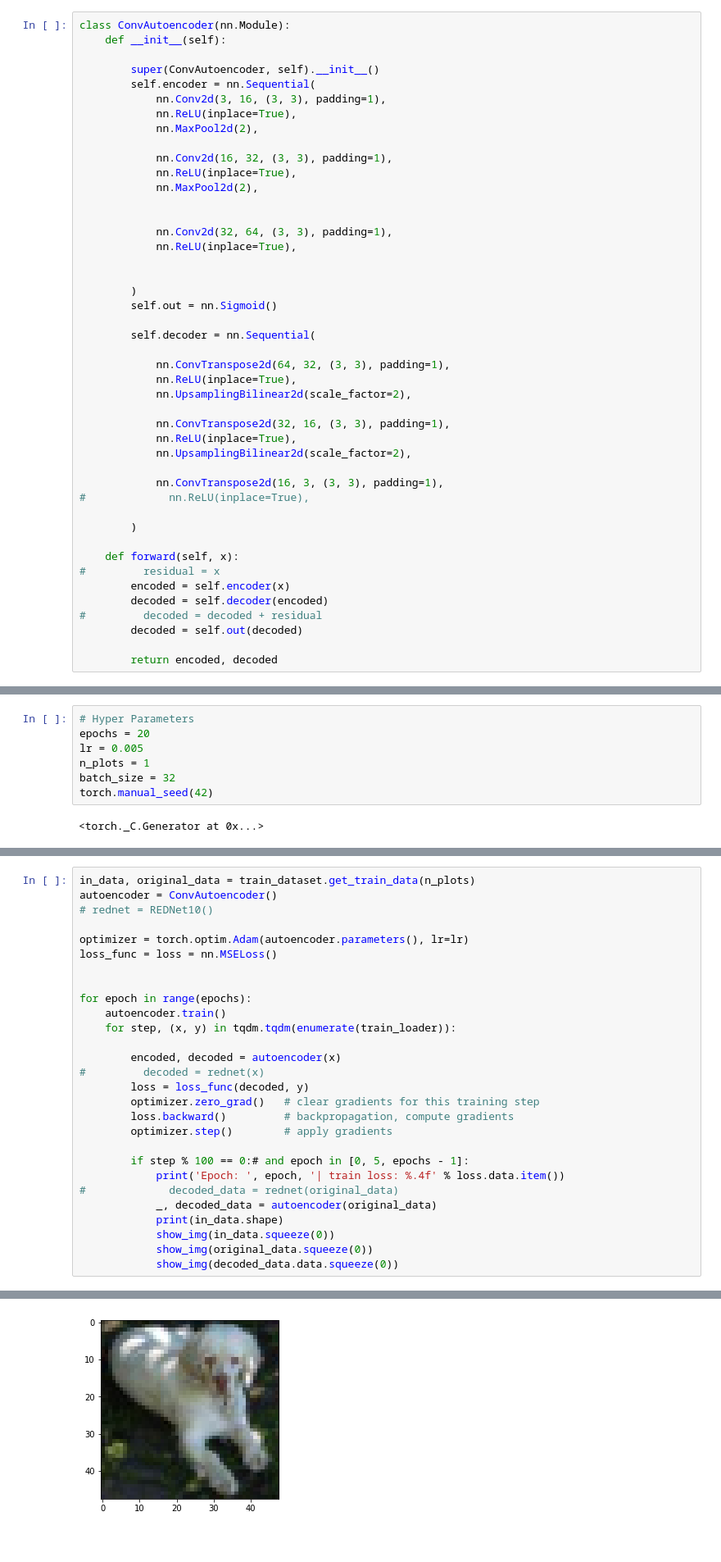
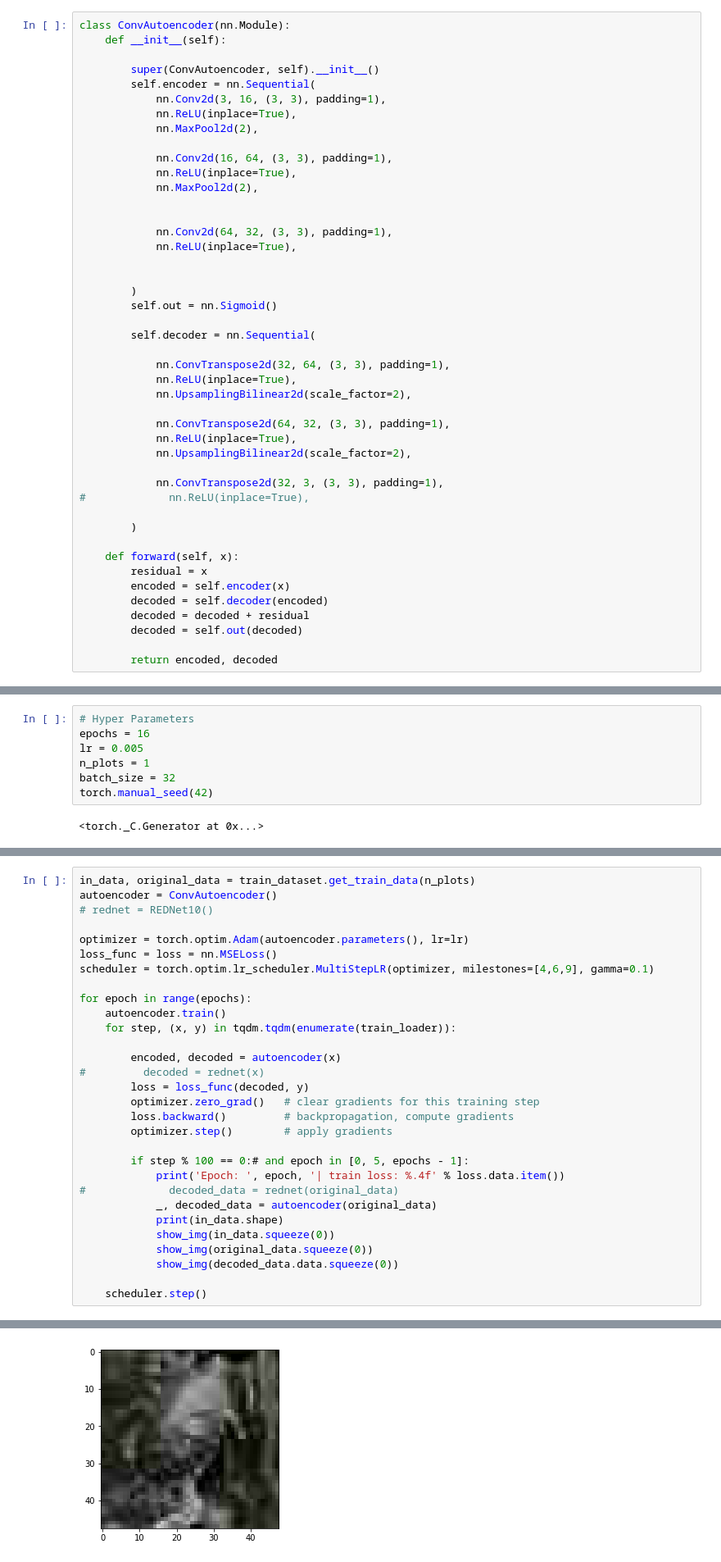
Before and after one commit to M1F1/nn2019, a Jupyter notebook: 3_kaggle_denoising/train.ipynb, the cells around one changed output, grey strips where cells are left out. Shown at 82% size. Saved outputs shown, nothing was run; the diff lists cells and outputs as text.

```diff
--- a/3_kaggle_denoising/train.ipynb
+++ b/3_kaggle_denoising/train.ipynb
@@ -97,12 +114,12 @@ class ConvAutoencoder(nn.Module):
             nn.ReLU(inplace=True),
             nn.MaxPool2d(2),
 
-            nn.Conv2d(16, 32, (3, 3), padding=1),
+            nn.Conv2d(16, 64, (3, 3), padding=1),
             nn.ReLU(inplace=True),
             nn.MaxPool2d(2),
 
 
-            nn.Conv2d(32, 64, (3, 3), padding=1),
+            nn.Conv2d(64, 32, (3, 3), padding=1),
             nn.ReLU(inplace=True),
 
 
@@ -111,24 +128,24 @@ class ConvAutoencoder(nn.Module):
 
         self.decoder = nn.Sequential(
 
+            nn.ConvTranspose2d(32, 64, (3, 3), padding=1),
+            nn.ReLU(inplace=True),
+            nn.UpsamplingBilinear2d(scale_factor=2),
+
             nn.ConvTranspose2d(64, 32, (3, 3), padding=1),
             nn.ReLU(inplace=True),
             nn.UpsamplingBilinear2d(scale_factor=2),
 
-            nn.ConvTranspose2d(32, 16, (3, 3), padding=1),
-            nn.ReLU(inplace=True),
-            nn.UpsamplingBilinear2d(scale_factor=2),
-
-            nn.ConvTranspose2d(16, 3, (3, 3), padding=1),
+            nn.ConvTranspose2d(32, 3, (3, 3), padding=1),
 #             nn.ReLU(inplace=True),
 
         )
 
     def forward(self, x):
-#         residual = x
+        residual = x
         encoded = self.encoder(x)
         decoded = self.decoder(encoded)
-#         decoded = decoded + residual
+        decoded = decoded + residual
         decoded = self.out(decoded)
 
         return encoded, decoded
@@ -163,7 +180,7 @@ class REDNet10(nn.Module):
         return out
 # %%
 # Hyper Parameters
-epochs = 20
+epochs = 16
 lr = 0.005
 n_plots = 1
 batch_size = 32
@@ -230,7 +247,7 @@ autoencoder = ConvAutoencoder()
 
 optimizer = torch.optim.Adam(autoencoder.parameters(), lr=lr)
 loss_func = loss = nn.MSELoss()
-
+scheduler = torch.optim.lr_scheduler.MultiStepLR(optimizer, milestones=[4,6,9], gamma=0.1)
 
 for epoch in range(epochs):
     autoencoder.train()
@@ -251,4 +268,6 @@ for epoch in range(epochs):
             show_img(in_data.squeeze(0))
             show_img(original_data.squeeze(0))
             show_img(decoded_data.data.squeeze(0))
+
+    scheduler.step()
 # %% [output]
@@ -272 +291 @@ tensor([[[0.2353, 0.3686, 0.4902,  ..., 0.1098, 0.0980, 0.0980],
-[figure, old version]
+[figure, new version]
```
Also changed, not shown: parts of 6 cells of this notebook.
